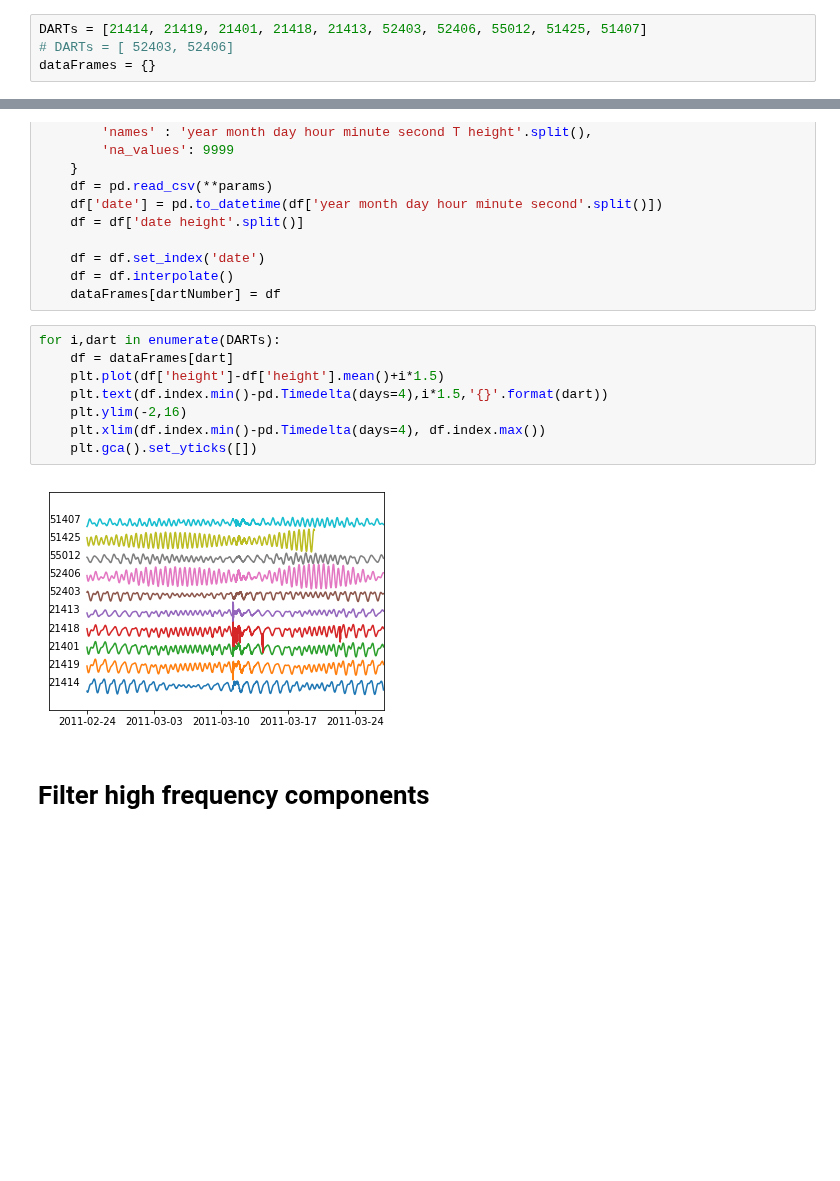
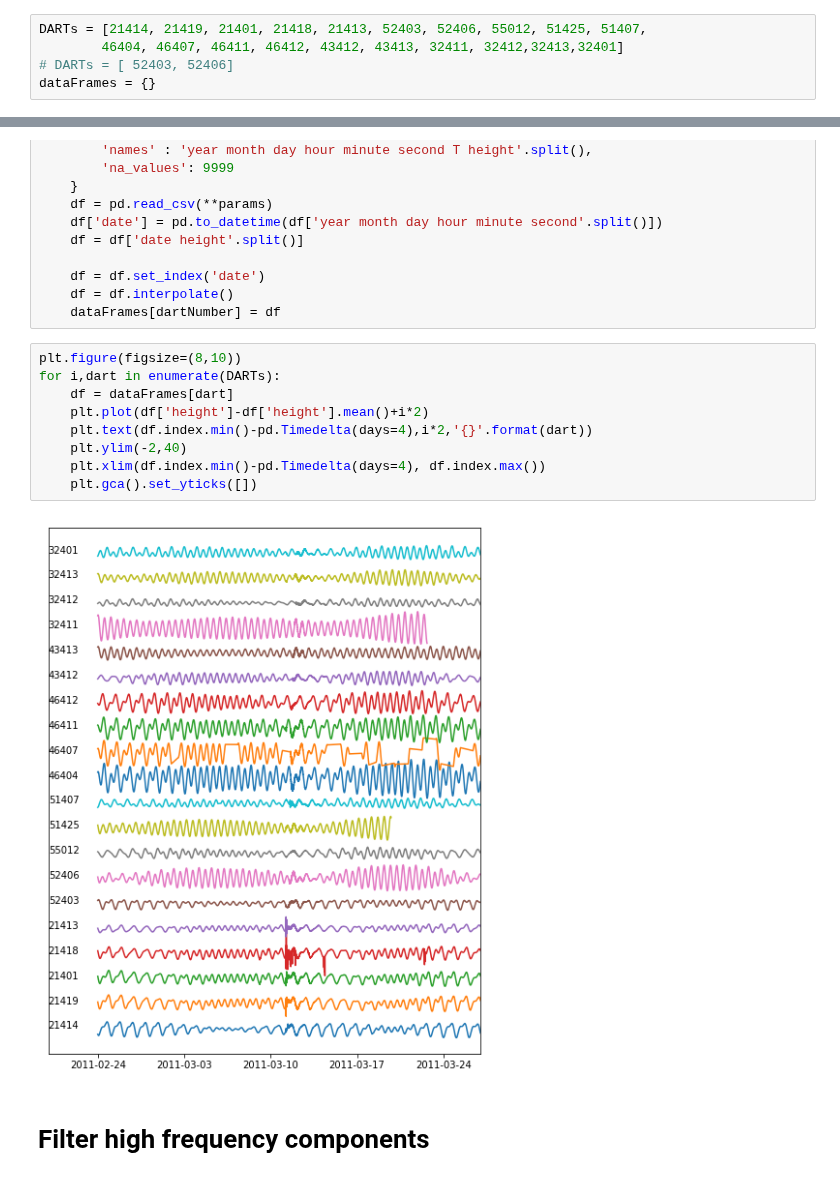
Before and after one commit to jgalazm/Nami, a Jupyter notebook: validation/04_tohoku2011/data/dart_buoy.ipynb, the cells around one changed output, grey strips where cells are left out. Cells and saved outputs as stored; diff of their text form; blank space fills up the shorter version.

```diff
--- a/validation/04_tohoku2011/data/dart_buoy.ipynb
+++ b/validation/04_tohoku2011/data/dart_buoy.ipynb
@@ -7,6 +7,7 @@ import pandas as pd
 # %% [markdown]
 # Read
 # %%
-DARTs = [21414, 21419, 21401, 21418, 21413, 52403, 52406, 55012, 51425, 51407]
+DARTs = [21414, 21419, 21401, 21418, 21413, 52403, 52406, 55012, 51425, 51407,
+        46404, 46407, 46411, 46412, 43412, 43413, 32411, 32412,32413,32401]
 # DARTs = [ 52403, 52406]
 dataFrames = {}
@@ -27,15 +32,16 @@ for i,dartNumber in enumerate(DARTs):
     df = df.interpolate()
     dataFrames[dartNumber] = df
 # %%
+plt.figure(figsize=(8,10))
 for i,dart in enumerate(DARTs):
     df = dataFrames[dart]
-    plt.plot(df['height']-df['height'].mean()+i*1.5)
-    plt.text(df.index.min()-pd.Timedelta(days=4),i*1.5,'{}'.format(dart))
-    plt.ylim(-2,16)
+    plt.plot(df['height']-df['height'].mean()+i*2)
+    plt.text(df.index.min()-pd.Timedelta(days=4),i*2,'{}'.format(dart))
+    plt.ylim(-2,40)
     plt.xlim(df.index.min()-pd.Timedelta(days=4), df.index.max())
     plt.gca().set_yticks([])
 # %% [output]
-[figure, old version]
+[figure, new version]
 # %% [markdown]
 # Filter high frequency components
 # %%
```
Also changed, not shown: parts of 8 cells of this notebook, 3 other files.
